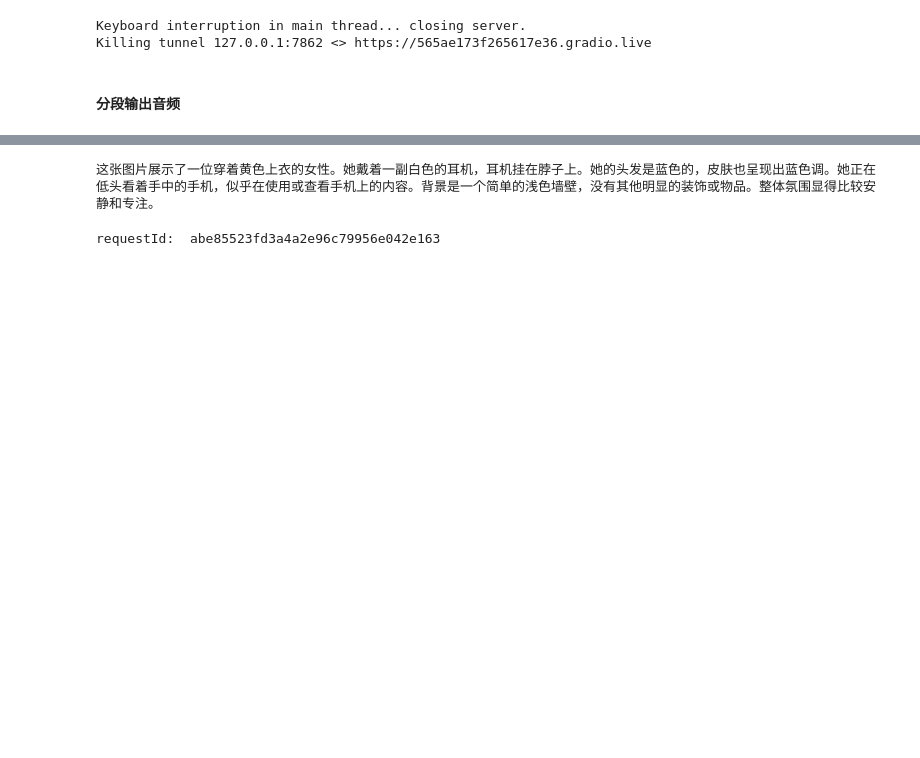
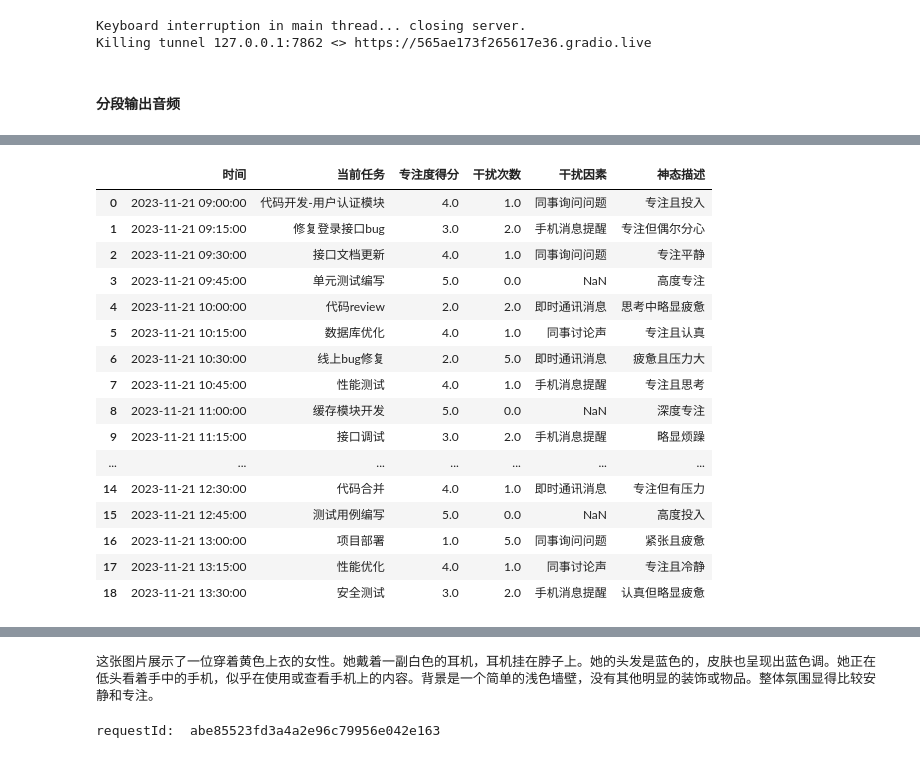
Before and after one commit to EliasCai/FocusBuddy, a Jupyter notebook: focus.ipynb, the cells around one changed output, grey strips where cells are left out. Cells and saved outputs as stored; diff of their text form; code cells hidden in the pictures; blank space fills up the shorter version.

```diff
--- a/focus.ipynb
+++ b/focus.ipynb
@@ -591,9 +592,10 @@ import os
 from dashscope import MultiModalConversation
 from dashscope.audio.tts_v2 import *
 from dashscope import Generation
+import pandas as pd
+from sklearn.ensemble import RandomForestClassifier
 import requests
 import random
-import pandas as pd
 import time
 import json, re
 import dashscope
@@ -618,6 +620,25 @@ class FocusState:
     # started_talking: bool =  False
     # stopped: bool = False
     # conversation: list = field(default_factory=list)
+
+@dataclass
+class UserLog:
+
+    df: pd.DataFrame = None
+
+    def __init__(self):
+        start_time = datetime(2023, 11, 21, 9, 0, 0)
+        time_series = [start_time + timedelta(minutes=15 * i) for i in range(20)]
+
+        df_log = pd.read_csv("./state_log.csv")
+
+        df_log["时间"] = time_series
+
+        df_log = df_log.iloc[:,[5,0,1,2,3,4]]
+
+        self.df = df_log
+
+
 
 def encode_image(frame):
     """Encodes an image frame to base64 format.
@@ -713,7 +734,6 @@ method_prompt = \
 - 剩余持续时间：30分钟
 - 用户提出的需求：未明确
 
-
 ## 提升措施
 
 1. 冥想：播放冥想视频，让用户跟着视频进行冥想，放松心情；
@@ -1559,0 +1691,23 @@ This share link expires in 72 hours. For free permanent hosting and GPU upgrades
+# %%
+userlog = UserLog()
+userlog.df
+X = userlog.df[~userlog.df["专注度得分"].isna()]
+X
+# %% [output]
+|  | 时间 | 当前任务 | 专注度得分 | 干扰次数 | 干扰因素 | 神态描述 |
+| 0 | 2023-11-21 09:00:00 | 代码开发-用户认证模块 | 4.0 | 1.0 | 同事询问问题 | 专注且投入 |
+| 1 | 2023-11-21 09:15:00 | 修复登录接口bug | 3.0 | 2.0 | 手机消息提醒 | 专注但偶尔分心 |
+| 2 | 2023-11-21 09:30:00 | 接口文档更新 | 4.0 | 1.0 | 同事询问问题 | 专注平静 |
+| 3 | 2023-11-21 09:45:00 | 单元测试编写 | 5.0 | 0.0 | NaN | 高度专注 |
+| 4 | 2023-11-21 10:00:00 | 代码review | 2.0 | 2.0 | 即时通讯消息 | 思考中略显疲惫 |
+| 5 | 2023-11-21 10:15:00 | 数据库优化 | 4.0 | 1.0 | 同事讨论声 | 专注且认真 |
+| 6 | 2023-11-21 10:30:00 | 线上bug修复 | 2.0 | 5.0 | 即时通讯消息 | 疲惫且压力大 |
+| 7 | 2023-11-21 10:45:00 | 性能测试 | 4.0 | 1.0 | 手机消息提醒 | 专注且思考 |
+| 8 | 2023-11-21 11:00:00 | 缓存模块开发 | 5.0 | 0.0 | NaN | 深度专注 |
+| 9 | 2023-11-21 11:15:00 | 接口调试 | 3.0 | 2.0 | 手机消息提醒 | 略显烦躁 |
+| ... | ... | ... | ... | ... | ... | ... |
+| 14 | 2023-11-21 12:30:00 | 代码合并 | 4.0 | 1.0 | 即时通讯消息 | 专注但有压力 |
+| 15 | 2023-11-21 12:45:00 | 测试用例编写 | 5.0 | 0.0 | NaN | 高度投入 |
+| 16 | 2023-11-21 13:00:00 | 项目部署 | 1.0 | 5.0 | 同事询问问题 | 紧张且疲惫 |
+| 17 | 2023-11-21 13:15:00 | 性能优化 | 4.0 | 1.0 | 同事讨论声 | 专注且冷静 |
+| 18 | 2023-11-21 13:30:00 | 安全测试 | 3.0 | 2.0 | 手机消息提醒 | 认真但略显疲惫 |
```
Also changed, not shown: parts of 23 cells of this notebook.
